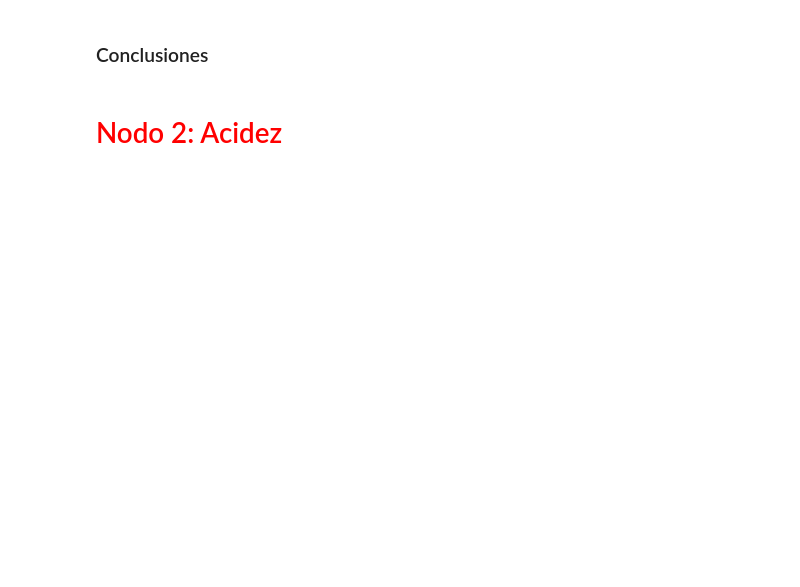
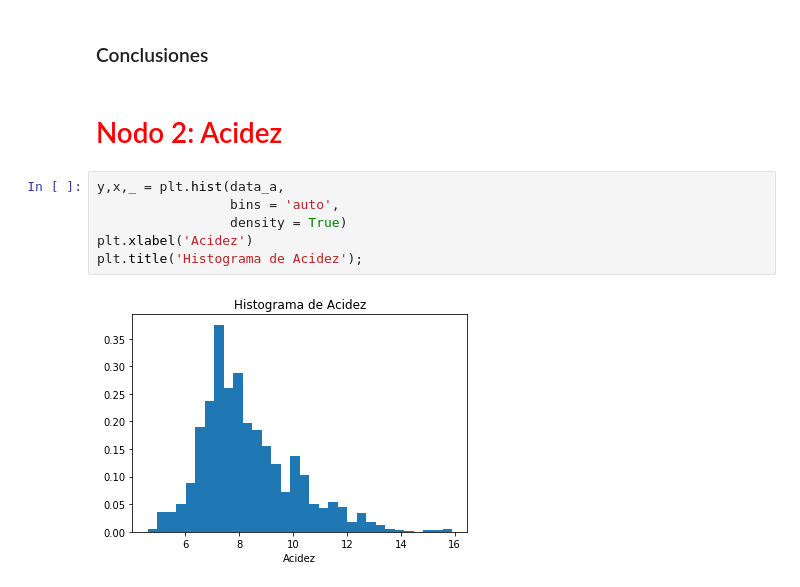
Before and after one commit to feramdor/Proyecto_Amador_Gonzalez, a Jupyter notebook: Proyecto_Amador_Gonzalez.ipynb, the cells around one changed output. Saved outputs shown, nothing was run; the diff lists cells and outputs as text; blank space fills up the shorter version.

```diff
--- a/Proyecto_Amador_Gonzalez.ipynb
+++ b/Proyecto_Amador_Gonzalez.ipynb
@@ -594,3 +619,11 @@ Se acepta la hipótesis nula, la media es igual a 119.61297884824698 con un 0.95
 ### Conclusiones
 # %% [markdown]
 # <font color = 'Red'> Nodo 2: Acidez
+# %%
+y,x,_ = plt.hist(data_a,
+                 bins = 'auto',
+                 density = True)
+plt.xlabel('Acidez')
+plt.title('Histograma de Acidez');
+# %% [output]
+[figure, added]
```
Also changed, not shown: parts of 41 cells of this notebook.
